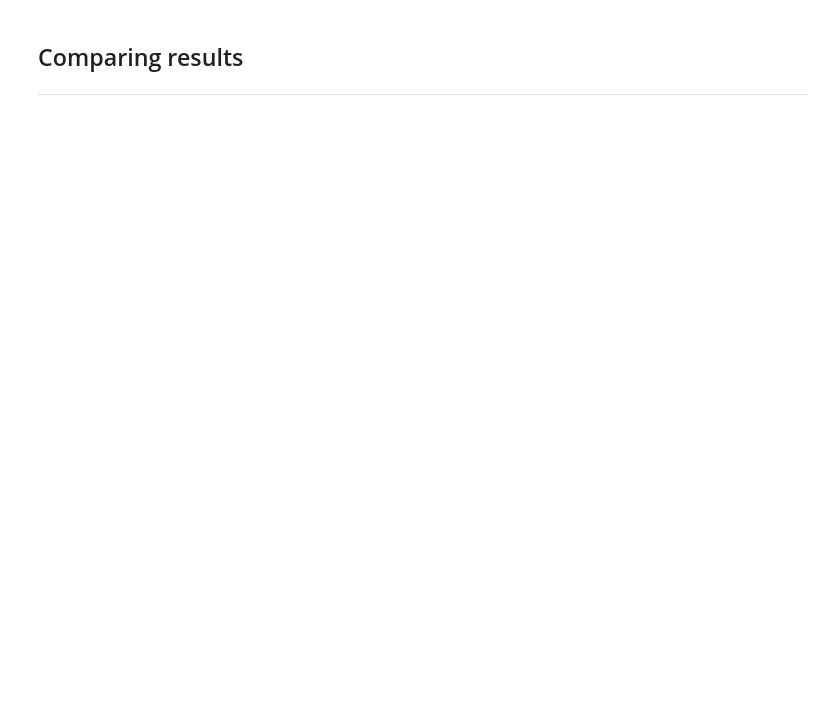
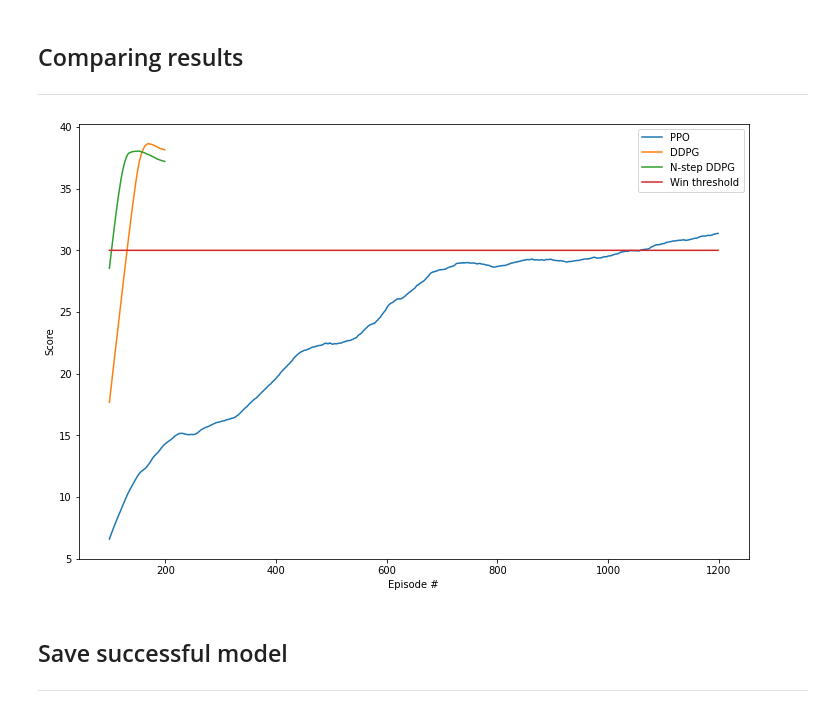
Before and after one commit to guillaumeboniface/reacher, a Jupyter notebook: solution_walkthrough.ipynb, the cells around one changed output. Cells and saved outputs as stored; diff of their text form; code cells hidden in the pictures; blank space fills up the shorter version.

```diff
--- a/solution_walkthrough.ipynb
+++ b/solution_walkthrough.ipynb
@@ -143,11 +167,17 @@ plot_results((nstep_ddpg_scores, surrogates, critic_losses), ('Score', 'Surrogat
 ---
 # %%
 fig, ax = plt.subplots(figsize=(12,8))
-plt.plot(range(1200), ppo_scores, label='PPO')
-plt.plot(range(100), ddpg_scores, label='DDPG')
-plt.plot(range(100), nstep_ddpg_scores, label='N-step DDPG')
-plt.plot(1200, np.ones(1200) * 30, label='Win threshold')
+plt.plot(range(99, 1200), rolling_avg_scores(ppo_scores, 100), label='PPO')
+plt.plot(range(99, 200), rolling_avg_scores(ddpg_scores, 100), label='DDPG')
+plt.plot(range(99, 200), rolling_avg_scores(nstep_ddpg_scores, 100), label='N-step DDPG')
+plt.plot(range(99, 1200), np.ones(1101) * 30, label='Win threshold')
 plt.ylabel('Score')
 plt.xlabel('Episode #')
 ax.legend()
 plt.show()
+# %% [output]
+[figure, added]
+# %% [markdown]
+## Save successful model
+
+---
```
Also changed, not shown: parts of 4 cells of this notebook, 9 other files.
